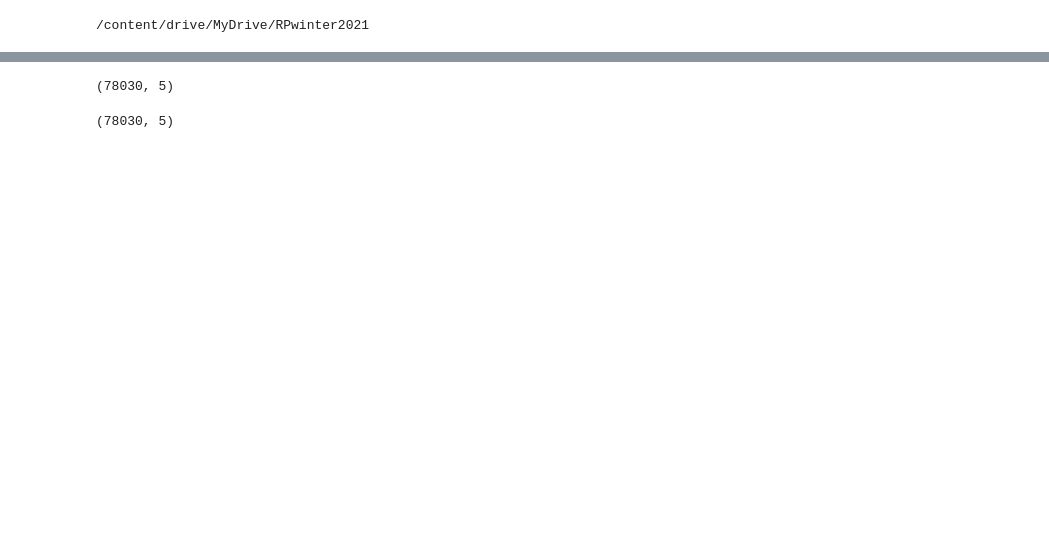
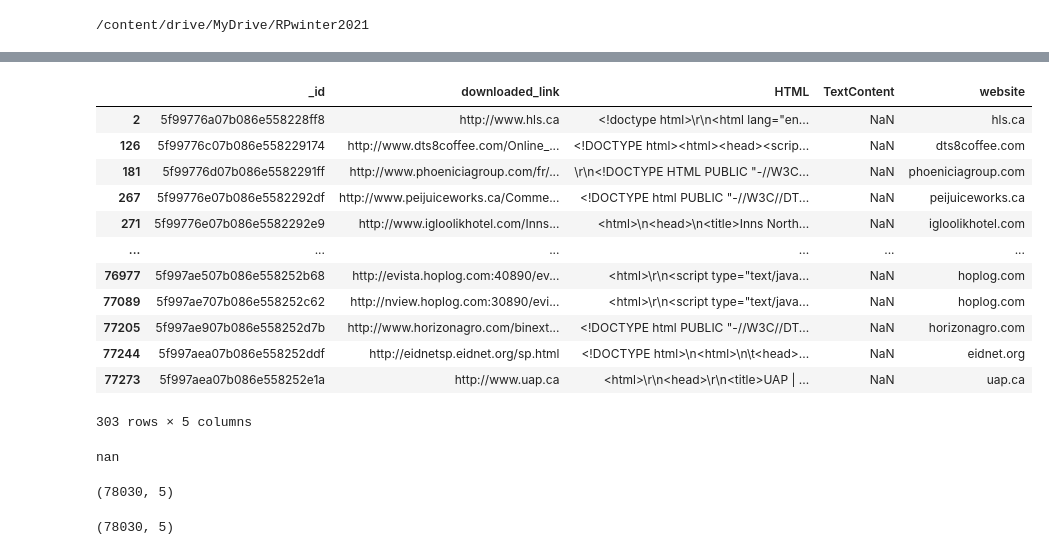
Before and after one commit to avrinderKaur/master, a Jupyter notebook: Ver2_project.ipynb, the cells around one changed output, grey strips where cells are left out. Cells and saved outputs as stored; diff of their text form; code cells hidden in the pictures; blank space fills up the shorter version.

```diff
--- a/Ver2_project.ipynb
+++ b/Ver2_project.ipynb
@@ -22,6 +22,27 @@ df.head()
 | 2 | 5f99776a07b086e558228ff8 | http://www.hls.ca | <!doctype html>\r\n<html lang="en... | NaN | hls.ca |
 | 3 | 5f99776a07b086e558229001 | http://www.bassanogrowers.ca/link... | <!DOCTYPE HTML PUBLIC "-//W3C//DT... | \nADDITIONAL INFORMATION\n& LINKS... | bassanogrowers.ca |
 | 4 | 5f99776a07b086e558229007 | http://www.colarome.com/EN/Homepa... | <!DOCTYPE html PUBLIC "-//W3C//DT... | \nFor nearly 20 years,\nColarome ... | colarome.com |
+# %%
+nan_values = df[df['TextContent'].isnull()]
+nan_values
+# %% [output]
+|  | _id | downloaded_link | HTML | TextContent | website |
+| 2 | 5f99776a07b086e558228ff8 | http://www.hls.ca | <!doctype html>\r\n<html lang="en... | NaN | hls.ca |
+| 126 | 5f99776c07b086e558229174 | http://www.dts8coffee.com/Online_... | <!DOCTYPE html><html><head><scrip... | NaN | dts8coffee.com |
+| 181 | 5f99776d07b086e5582291ff | http://www.phoeniciagroup.com/fr/... | \r\n<!DOCTYPE HTML PUBLIC "-//W3C... | NaN | phoeniciagroup.com |
+| 267 | 5f99776e07b086e5582292df | http://www.peijuiceworks.ca/Comme... | <!DOCTYPE html PUBLIC "-//W3C//DT... | NaN | peijuiceworks.ca |
+| 271 | 5f99776e07b086e5582292e9 | http://www.igloolikhotel.com/Inns... | <html>\n<head>\n<title>Inns North... | NaN | igloolikhotel.com |
+| ... | ... | ... | ... | ... | ... |
+| 76977 | 5f997ae507b086e558252b68 | http://evista.hoplog.com:40890/ev... | <html>\r\n<script type="text/java... | NaN | hoplog.com |
+| 77089 | 5f997ae707b086e558252c62 | http://nview.hoplog.com:30890/evi... | <html>\r\n<script type="text/java... | NaN | hoplog.com |
+| 77205 | 5f997ae907b086e558252d7b | http://www.horizonagro.com/binext... | <!DOCTYPE html PUBLIC "-//W3C//DT... | NaN | horizonagro.com |
+| 77244 | 5f997aea07b086e558252ddf | http://eidnetsp.eidnet.org/sp.html | <!DOCTYPE html>\n<html>\n\t<head>... | NaN | eidnet.org |
+| 77273 | 5f997aea07b086e558252e1a | http://www.uap.ca | <html>\r\n<head>\r\n<title>UAP | ... | NaN | uap.ca |
+303 rows × 5 columns
+# %%
+df['TextContent'][2]
+# %% [output]
+nan
 # %%
 df.shape
 # %% [output]
```
Also changed, not shown: parts of 52 cells of this notebook.
